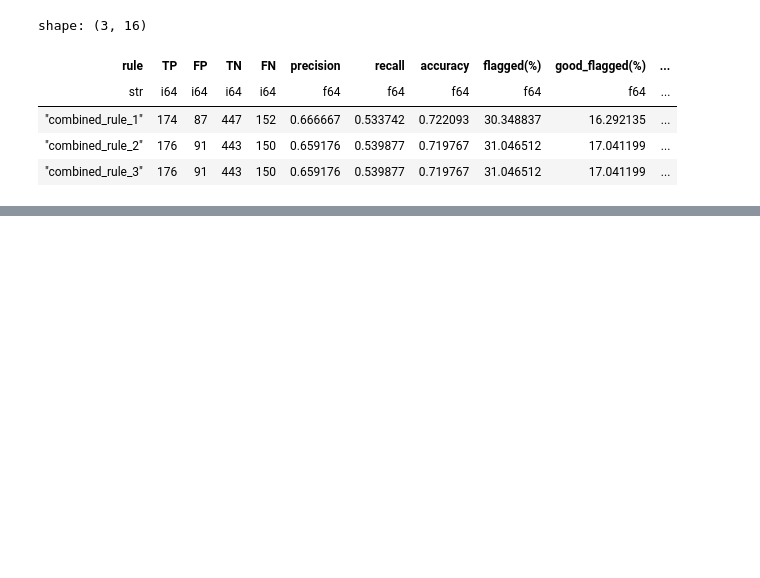
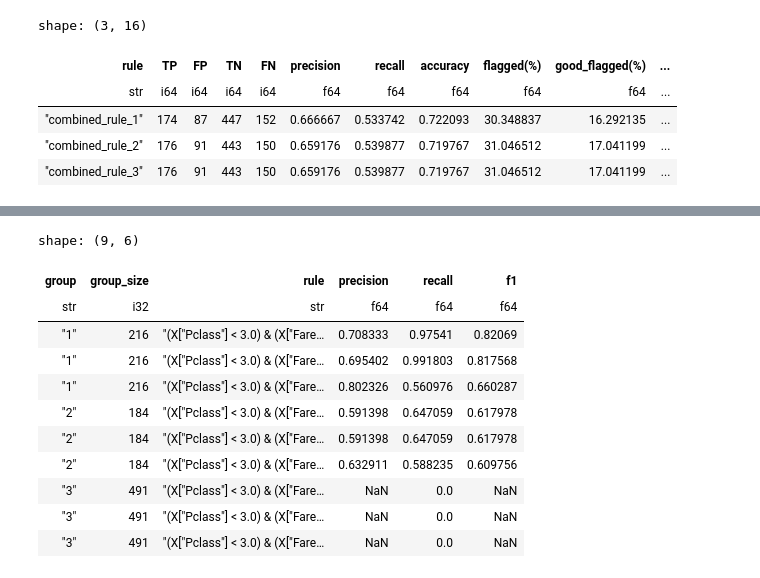
Before and after one commit to paypal/Iguanas, a Jupyter notebook: docs/source/examples/titanic_survival_example.ipynb, the cells around one changed output, grey strips where cells are left out. Drawn from its saved outputs; the diff is of its cells as text; code cells hidden in the pictures; blank space fills up the shorter version.

```diff
--- a/docs/source/examples/titanic_survival_example.ipynb
+++ b/docs/source/examples/titanic_survival_example.ipynb
@@ -165,0 +262,23 @@ shape: (5, 17)
+# %%
+# Use the top 3 uncorrelated rules and audit across Pclass (1st / 2nd / 3rd class)
+group = X_train["Pclass"].cast(pl.String).rename("Pclass")
+
+subgroup_df = compute_subgroup_metrics(
+    R[uncorrelated_rules[:3]],
+    y_train,
+    group_col=group,
+)
+subgroup_df.select(["group", "group_size", "rule", "precision", "recall", "f1"])
+# %% [output]
+shape: (9, 6)
+| group | group_size | rule | precision | recall | f1 |
+| str | i32 | str | f64 | f64 | f64 |
+| "1" | 216 | "(X["Pclass"] < 3.0) & (X["Fare… | 0.708333 | 0.97541 | 0.82069 |
+| "1" | 216 | "(X["Pclass"] < 3.0) & (X["Fare… | 0.695402 | 0.991803 | 0.817568 |
+| "1" | 216 | "(X["Pclass"] < 3.0) & (X["Fare… | 0.802326 | 0.560976 | 0.660287 |
+| "2" | 184 | "(X["Pclass"] < 3.0) & (X["Fare… | 0.591398 | 0.647059 | 0.617978 |
+| "2" | 184 | "(X["Pclass"] < 3.0) & (X["Fare… | 0.591398 | 0.647059 | 0.617978 |
+| "2" | 184 | "(X["Pclass"] < 3.0) & (X["Fare… | 0.632911 | 0.588235 | 0.609756 |
+| "3" | 491 | "(X["Pclass"] < 3.0) & (X["Fare… | NaN | 0.0 | NaN |
+| "3" | 491 | "(X["Pclass"] < 3.0) & (X["Fare… | NaN | 0.0 | NaN |
+| "3" | 491 | "(X["Pclass"] < 3.0) & (X["Fare… | NaN | 0.0 | NaN |
```
Also changed, not shown: parts of 34 cells of this notebook, 37 other files.
